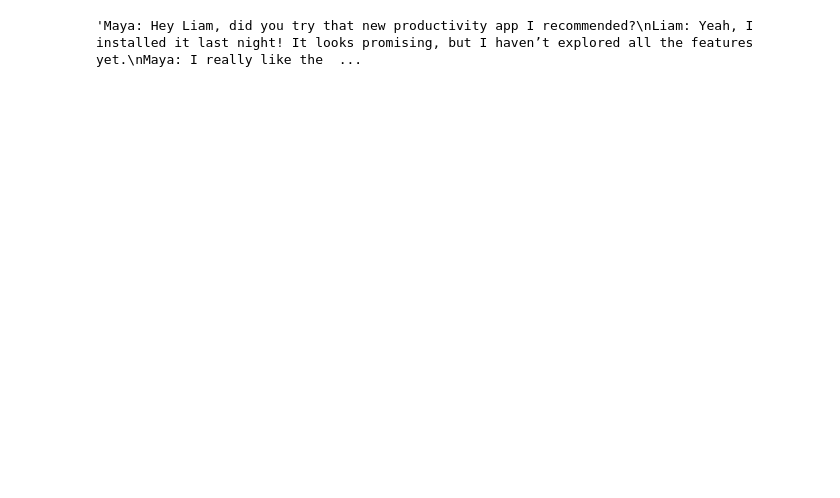
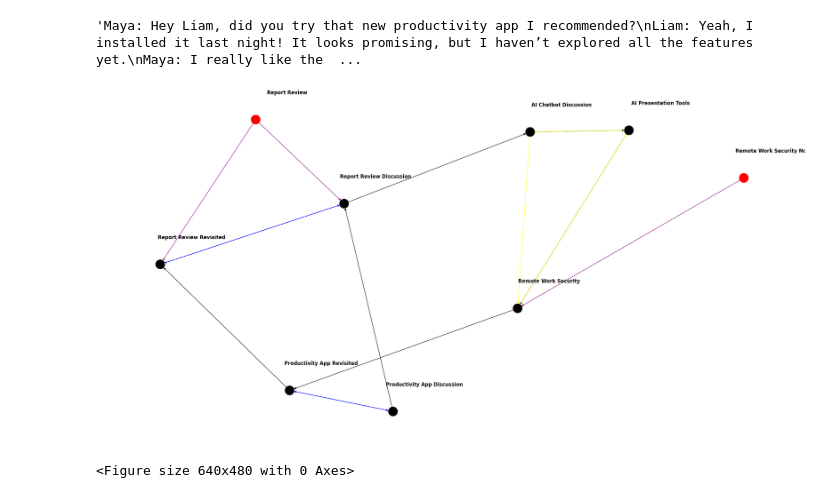
Before and after one commit to aditya-adiga/live_conversational_threads, a Jupyter notebook: lct_api_call.ipynb, the cells around one changed output. Drawn from its saved outputs; the diff is of its cells as text; code cells hidden in the pictures; blank space fills up the shorter version.

Commit message:
Adding graph and a web interface to interact directly.

```diff
--- a/lct_api_call.ipynb
+++ b/lct_api_call.ipynb
@@ -16,6 +18,19 @@ with open(transcript_path, 'r') as f:
 transcript
 # %% [output]
 'Maya: Hey Liam, did you try that new productivity app I recommended?\nLiam: Yeah, I installed it last night! It looks promising, but I haven’t explored all the features yet.\nMaya: I really like the  ...
+# %%
+class Node:
+    def __init__(self, node_name, node_type, predecessor, successor, related_nodes, relationship_strength, summary):
+        self.node_name = node_name
+        self.node_type = node_type
+        self.predecessor = predecessor
+        self.successor = successor
+        self.related_nodes = related_nodes
+        self.relationship_strength = relationship_strength
+        self.summary = summary
+
+    def __repr__(self):
+        return f"Node({self.node_name}, {self.node_type}, {self.predecessor}, {self.successor}, {self.related_nodes}, {self.relationship_strength}, {self.summary})"
 # %%
 def generate_lct_json(transcript, temp = 0.3):
     try:
@@ -41,7 +56,14 @@ def generate_lct_json(transcript, temp = 0.3):
             ]
         )
 
-        return message
+        json_text = message.content[0].text
+        try:
+            json_data = json.loads(json_text)
+            return json_data
+        except json.JSONDecodeError as e:
+            print(f"Invalid JSON: {e}")
+        return None
+
     except anthropic.AuthenticationError:
         print("Authentication failed. Check your API key.")
     except anthropic.RateLimitError:
@@ -52,4 +74,5 @@ def generate_lct_json(transcript, temp = 0.3):
         print(f"An unexpected error occurred: {e}")
     return None
 # %%
-message = generate_lct_json(transcript=transcript)
+# json_data = message
+json_data = generate_lct_json(transcript=transcript)
@@ -64,0 +128,12 @@ with open(r"..\live_conversational_threads\output\conversation_data.json", "w")
+# %%
+G, pos, node_colors, edge_colors, pos_labels = draw_graph(json_data)
+# %%
+plt.figure(figsize=(24, 12))
+nx.draw(G, pos, node_color=node_colors, edge_color=edge_colors, with_labels=False, node_size=500, arrows=True)
+nx.draw_networkx_labels(G, pos_labels, font_color='black', font_weight='bold')
+
+plt.show()
+plt.tight_layout()
+# %% [output]
+[figure, added]
+<Figure size 640x480 with 0 Axes>
```
Also changed, not shown: parts of 3 cells of this notebook, 1 other file.
